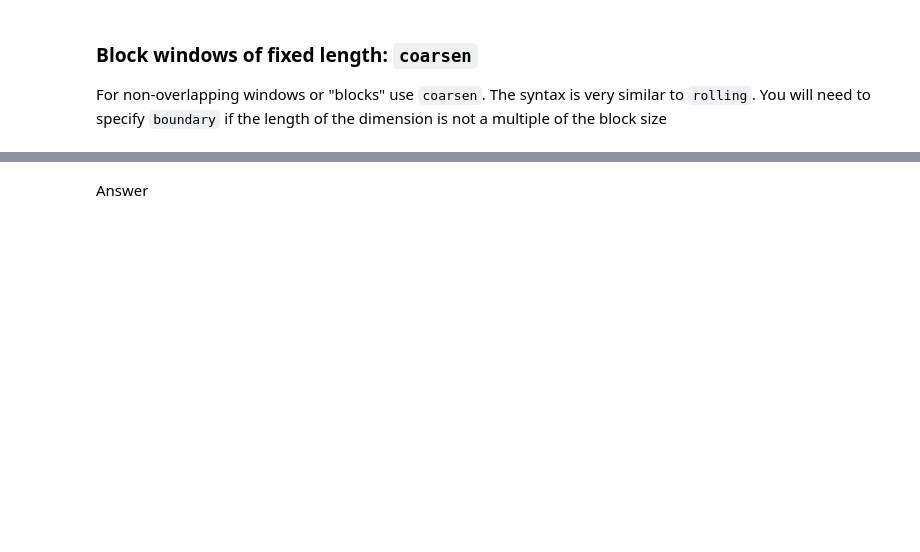
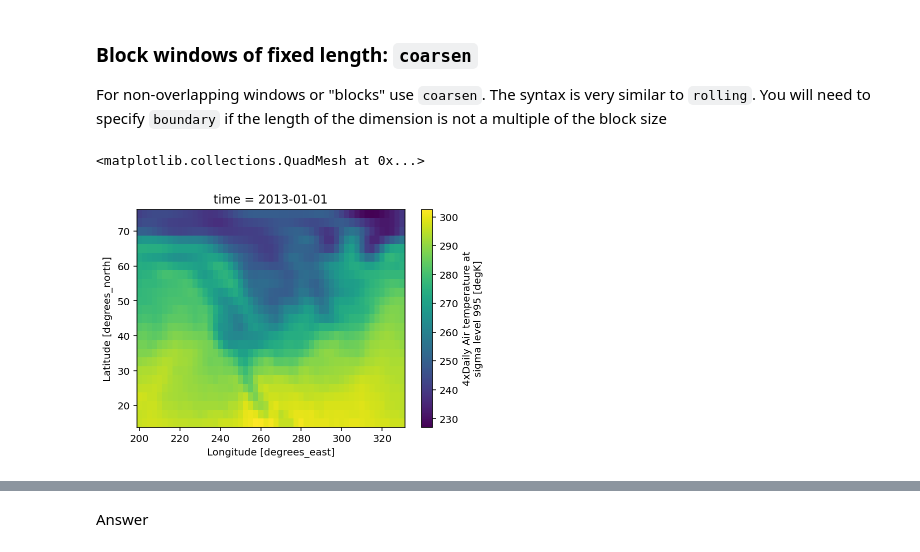
Before and after one commit to ProjectPythiaTutorials/thinking-with-xarray_2022_03_09, a Jupyter notebook: tutorial/01-high-level-computation-patterns.ipynb, the cells around one changed output, grey strips where cells are left out. Drawn from its saved outputs; the diff is of its cells as text; code cells hidden in the pictures; blank space fills up the shorter version.

```diff
--- a/tutorial/01-high-level-computation-patterns.ipynb
+++ b/tutorial/01-high-level-computation-patterns.ipynb
@@ -152,6 +304,11 @@ This is a 2D rolling example; we need to provide two new dimension names
 ### Block windows of fixed length: ``coarsen``
 
 For non-overlapping windows or "blocks" use ``coarsen``. The syntax is very similar to `rolling`. You will need to specify ``boundary`` if the length of the dimension is not a multiple of the block size
+# %%
+data.plot()
+# %% [output]
+<matplotlib.collections.QuadMesh at 0x...>
+[figure, added]
 # %%
 (
     data
```
Also changed, not shown: parts of 69 cells of this notebook.
